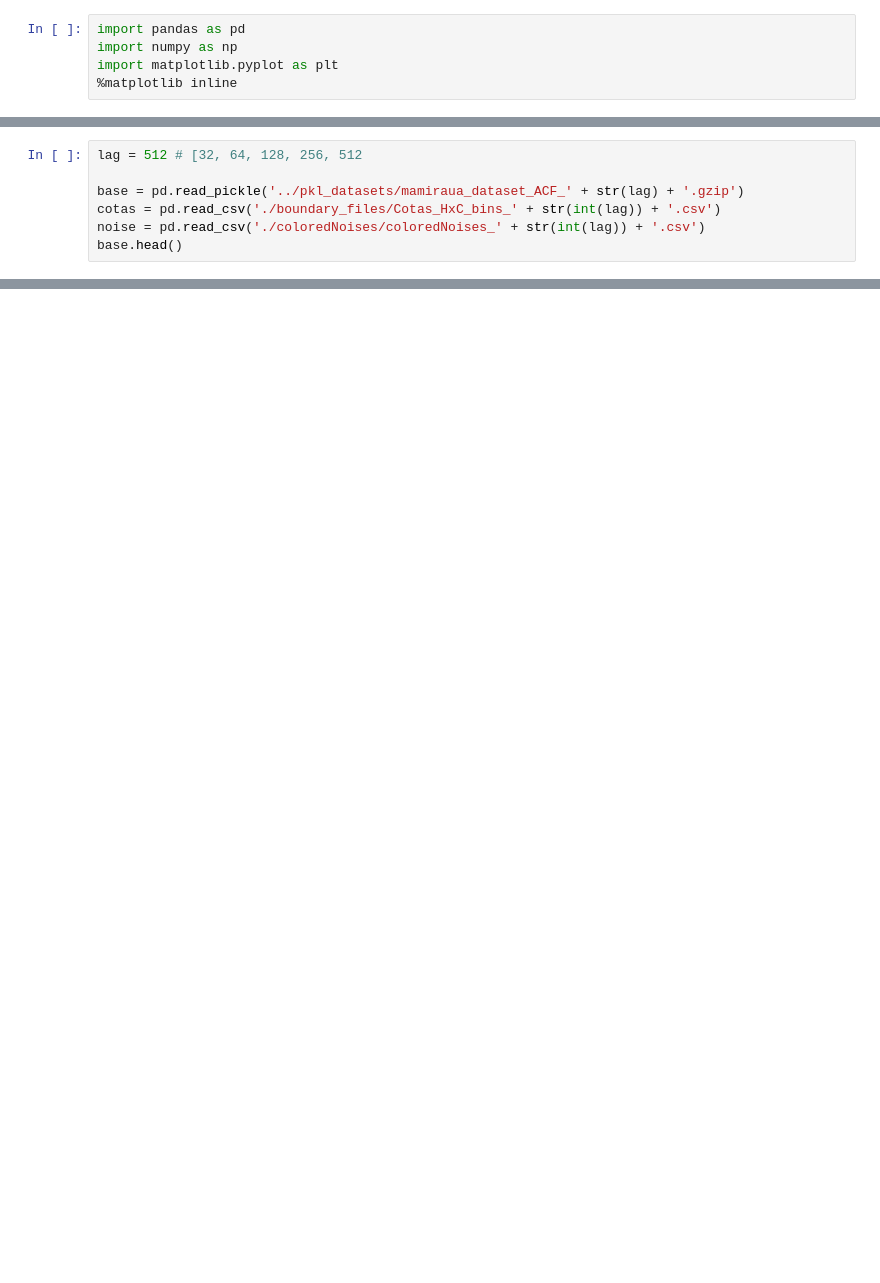
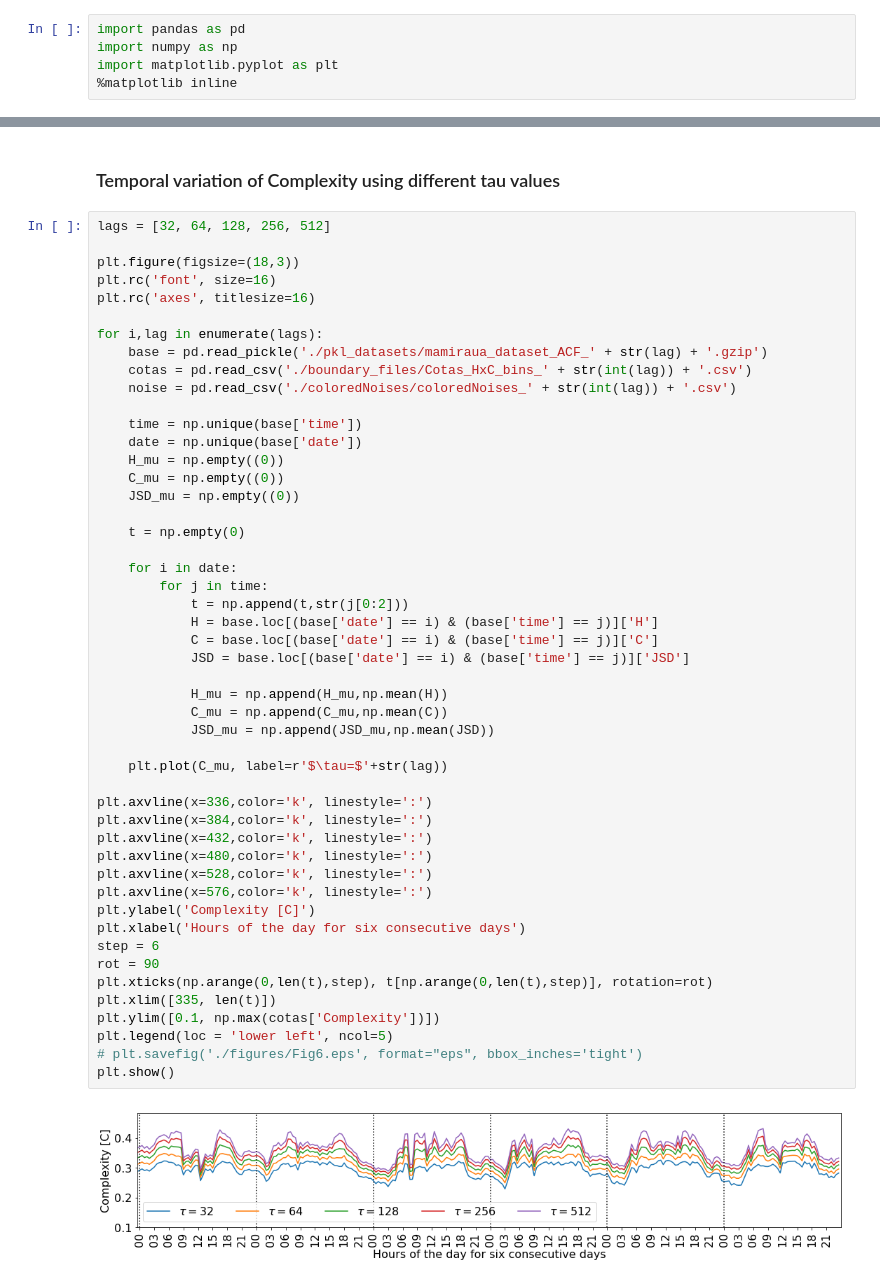
Before and after one commit to juancolonna/EGCI, a Jupyter notebook: Fig7.ipynb, the cells around one changed output, grey strips where cells are left out. Saved outputs shown, nothing was run; the diff lists cells and outputs as text; blank space fills up the shorter version.

```diff
--- a/Fig7.ipynb
+++ b/Fig7.ipynb
@@ -8,7 +5,0 @@ import matplotlib.pyplot as plt
-# %%
-lag = 512 # [32, 64, 128, 256, 512
-
-base = pd.read_pickle('../pkl_datasets/mamiraua_dataset_ACF_' + str(lag) + '.gzip')
-cotas = pd.read_csv('./boundary_files/Cotas_HxC_bins_' + str(int(lag)) + '.csv')
-noise = pd.read_csv('./coloredNoises/coloredNoises_' + str(int(lag)) + '.csv')
-base.head()
@@ -81,0 +6,53 @@ plt.show()
+# %% [markdown]
+### Temporal variation of Complexity using different tau values
+# %%
+lags = [32, 64, 128, 256, 512]
+
+plt.figure(figsize=(18,3))
+plt.rc('font', size=16)
+plt.rc('axes', titlesize=16)
+
+for i,lag in enumerate(lags):
+    base = pd.read_pickle('./pkl_datasets/mamiraua_dataset_ACF_' + str(lag) + '.gzip')
+    cotas = pd.read_csv('./boundary_files/Cotas_HxC_bins_' + str(int(lag)) + '.csv')
+    noise = pd.read_csv('./coloredNoises/coloredNoises_' + str(int(lag)) + '.csv')
+
+    time = np.unique(base['time'])
+    date = np.unique(base['date'])
+    H_mu = np.empty((0))
+    C_mu = np.empty((0))
+    JSD_mu = np.empty((0))
+
+    t = np.empty(0)
+
+    for i in date:
+        for j in time:
+            t = np.append(t,str(j[0:2]))
+            H = base.loc[(base['date'] == i) & (base['time'] == j)]['H']
+            C = base.loc[(base['date'] == i) & (base['time'] == j)]['C']
+            JSD = base.loc[(base['date'] == i) & (base['time'] == j)]['JSD']
+
+            H_mu = np.append(H_mu,np.mean(H))
+            C_mu = np.append(C_mu,np.mean(C))
+            JSD_mu = np.append(JSD_mu,np.mean(JSD))
+
+    plt.plot(C_mu, label=r'$\tau=$'+str(lag))
+
+plt.axvline(x=336,color='k', linestyle=':')
+plt.axvline(x=384,color='k', linestyle=':')
+plt.axvline(x=432,color='k', linestyle=':')
+plt.axvline(x=480,color='k', linestyle=':')
+plt.axvline(x=528,color='k', linestyle=':')
+plt.axvline(x=576,color='k', linestyle=':')
+plt.ylabel('Complexity [C]')
+plt.xlabel('Hours of the day for six consecutive days')
+step = 6
+rot = 90
+plt.xticks(np.arange(0,len(t),step), t[np.arange(0,len(t),step)], rotation=rot)
+plt.xlim([335, len(t)])
+plt.ylim([0.1, np.max(cotas['Complexity'])])
+plt.legend(loc = 'lower left', ncol=5)
+# plt.savefig('./figures/Fig6.eps', format="eps", bbox_inches='tight')
+plt.show()
+# %% [output]
+[figure, added]
```
Also changed, not shown: parts of 5 cells of this notebook, 9 other files.
